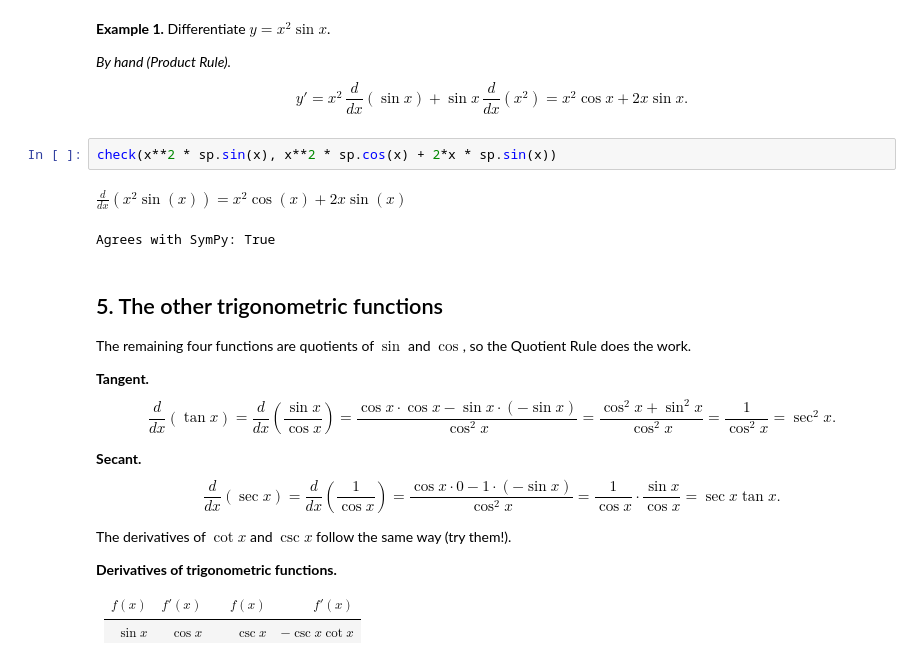
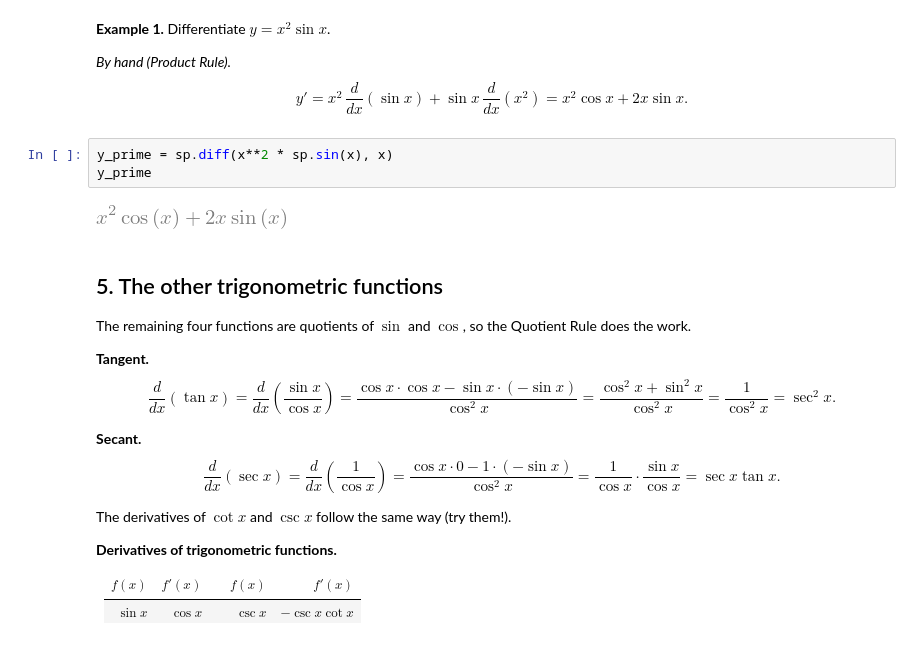
Before and after one commit to mirajcs/calculus_I, a Jupyter notebook: derivatives_of_trigonometric_functions.ipynb, the cells around one changed output. Drawn from its saved outputs; the diff is of its cells as text.

```diff
--- a/derivatives_of_trigonometric_functions.ipynb
+++ b/derivatives_of_trigonometric_functions.ipynb
@@ -150,10 +144,10 @@ $\displaystyle \lim_{h\to0} \frac{- \cos{\left(x \right)} + \cos{\left(h + x \ri
 *By hand (Product Rule).*
 $$y' = x^2\,\frac{d}{dx}(\sin x) + \sin x\,\frac{d}{dx}(x^2) = x^2\cos x + 2x\sin x.$$
 # %%
-check(x**2 * sp.sin(x), x**2 * sp.cos(x) + 2*x * sp.sin(x))
+y_prime = sp.diff(x**2 * sp.sin(x), x)
+y_prime
 # %% [output]
-$\displaystyle \frac{d}{dx}\left(x^{2} \sin{\left(x \right)}\right) = x^{2} \cos{\left(x \right)} + 2 x \sin{\left(x \right)}$
-Agrees with SymPy: True
+[figure, added]
 # %% [markdown]
 ## 5. The other trigonometric functions
 
```
Also changed, not shown: parts of 5 cells of this notebook.
